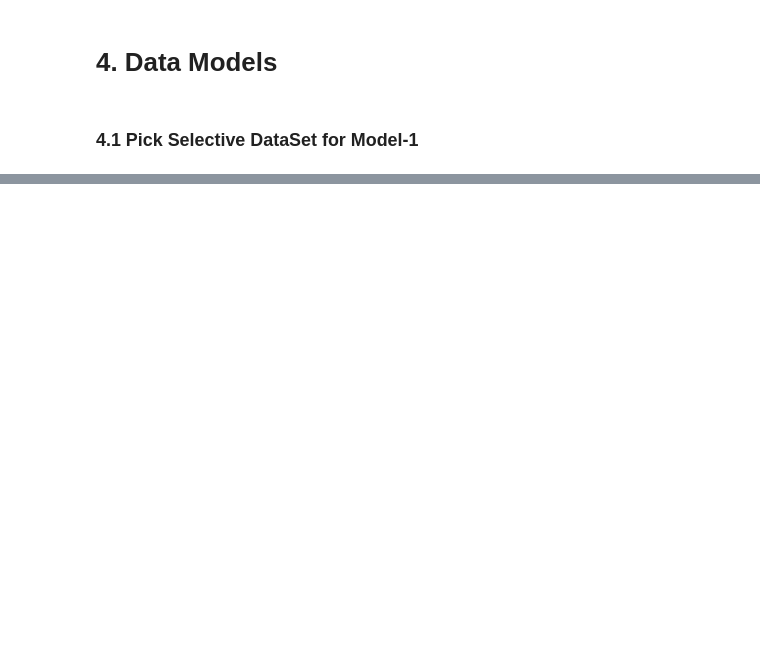
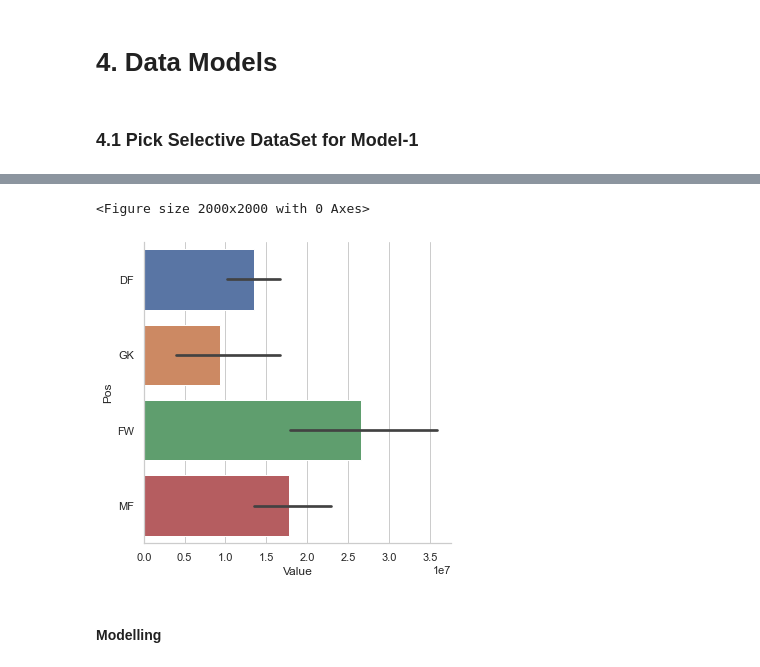
Before and after one commit to anubhavpar/Project_2, a Jupyter notebook: fbref.ipynb, the cells around one changed output, grey strips where cells are left out. Saved outputs shown, nothing was run; the diff lists cells and outputs as text; code cells hidden in the pictures; blank space fills up the shorter version.

```diff
--- a/fbref.ipynb
+++ b/fbref.ipynb
@@ -502,0 +700,10 @@ Players_Dataset[(Players_Dataset.Team == 'Chelsea')]
+# %%
+plt.figure(figsize=(10,10),dpi=200)
+graph = sns.catplot(y="Pos", x="Value", kind="bar",  data=Players_Dataset_df_clean)
+plt.savefig('Pos.png', dpi=300, bbox_inches='tight')
+plt.show()
+# %% [output]
+<Figure size 2000x2000 with 0 Axes>
+[figure, added]
+# %% [markdown]
+#### Modelling
```
Also changed, not shown: parts of 169 cells of this notebook.
